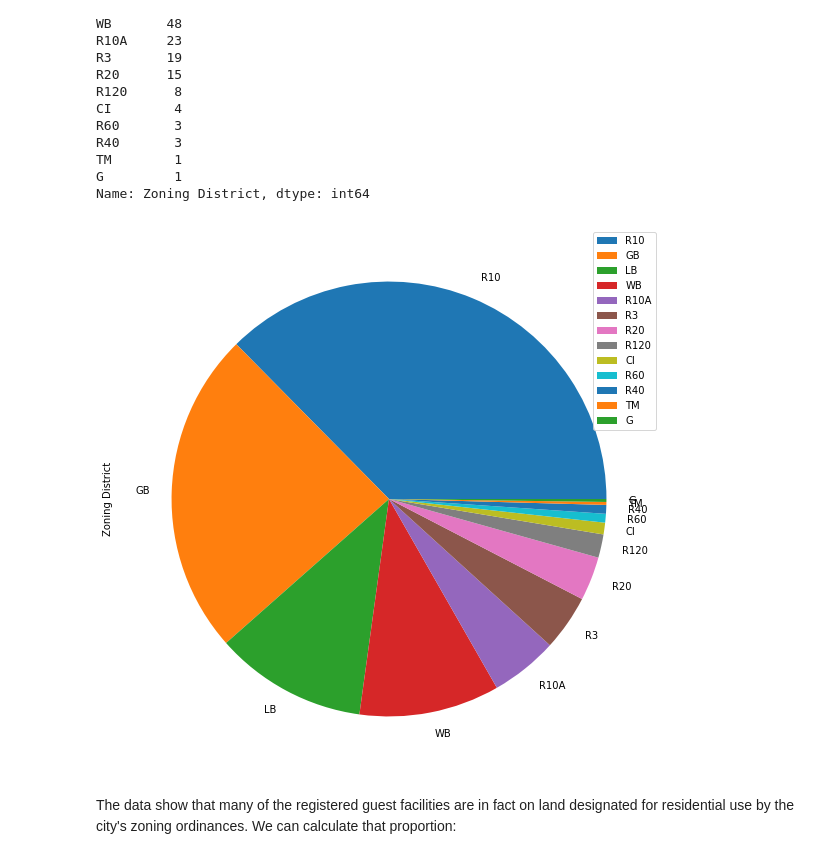
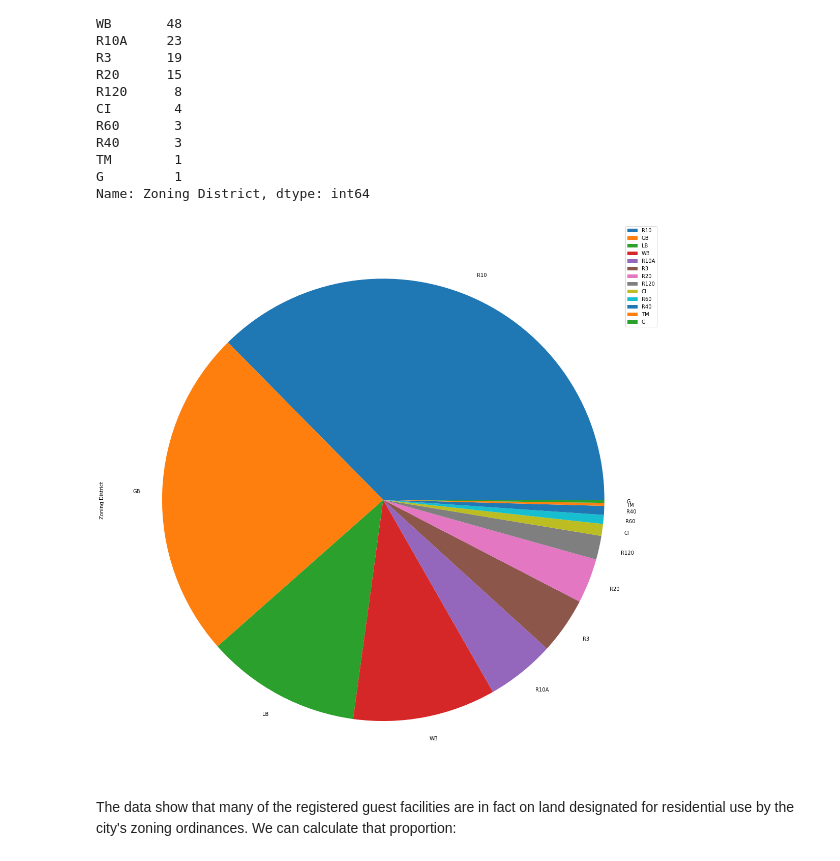
Before and after one commit to paulopperman/short-term-rental-research, a Jupyter notebook: STR Data Exploration.ipynb, the cells around one changed output. Saved outputs shown, nothing was run; the diff lists cells and outputs as text; code cells hidden in the pictures.

```diff
--- a/STR Data Exploration.ipynb
+++ b/STR Data Exploration.ipynb
@@ -131,10 +179,10 @@ TM        1
 G         1
 Name: Zoning District, dtype: int64
 # %%
-guest_facility_data['Zoning District'].value_counts().plot.pie(legend=True, figsize=[20,10])
+guest_facility_data['Zoning District'].value_counts().plot.pie(legend=True, figsize=[20,20])
 plt.show()
 # %% [output]
-[figure, old version]
+[figure, new version]
 # %% [markdown]
 The data show that many of the registered guest facilities are in fact on land designated for residential use by the city's zoning ordinances.  We can calculate that proportion:
 # %%
```
Also changed, not shown: parts of 30 cells of this notebook.
